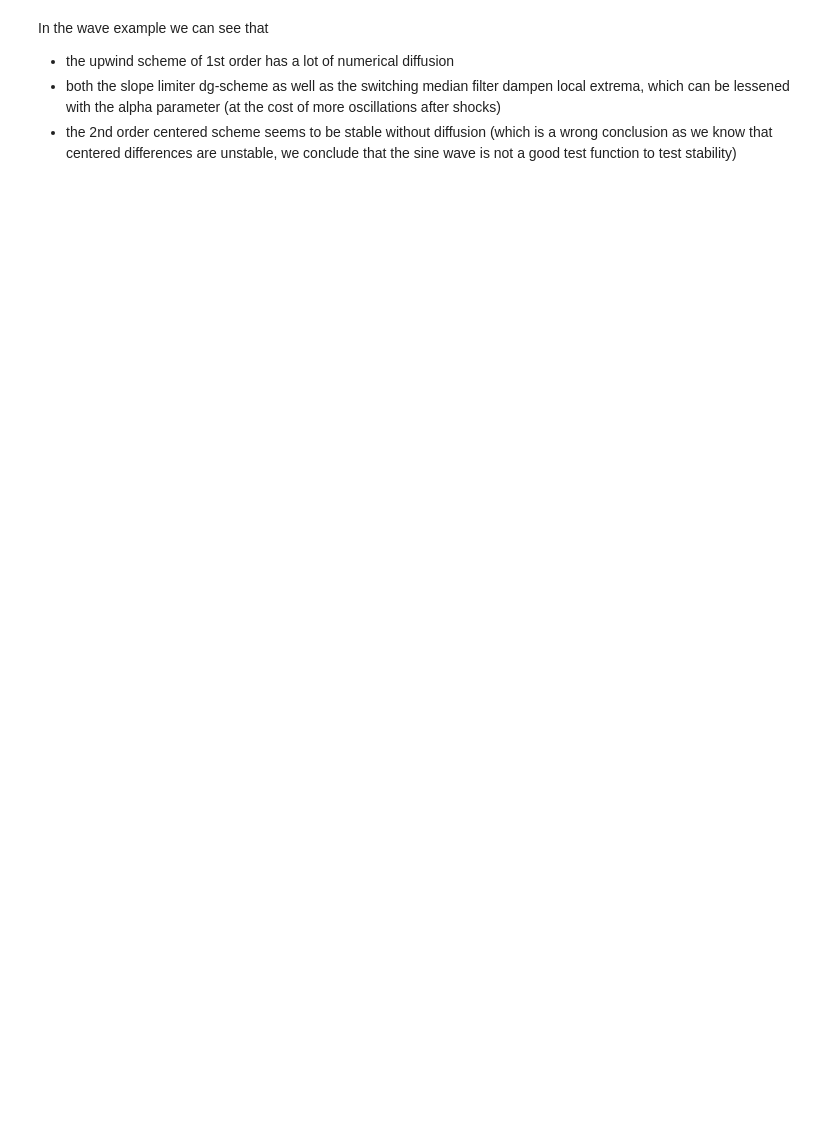
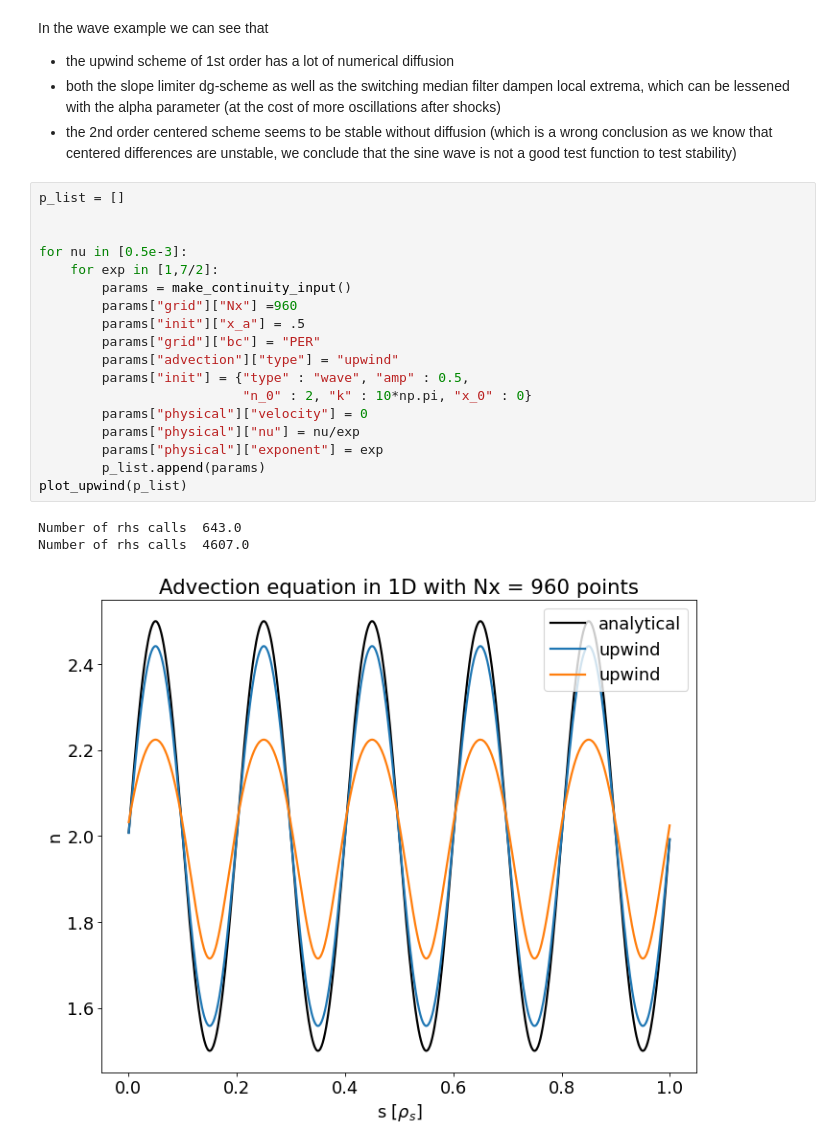
Before and after one commit to mwiesenberger/advection, a Jupyter notebook: upwind.ipynb, the cells around one changed output. Drawn from its saved outputs; the diff is of its cells as text; blank space fills up the shorter version.

Commit message:
Testing exponent and Diesel scheme in 1d

```diff
--- a/upwind.ipynb
+++ b/upwind.ipynb
@@ -316,3 +330,25 @@ In the wave example we can see that
 - the upwind scheme of 1st order has a lot of numerical diffusion
 - both the slope limiter dg-scheme as well as the switching median filter dampen local extrema, which can be lessened with the alpha parameter (at the cost of more oscillations after shocks)
 - the 2nd order centered scheme seems to be stable without diffusion (which is a wrong conclusion as we know that centered differences are unstable, we conclude that the sine wave is not a good test function to test stability)
+# %%
+p_list = []
+
+
+for nu in [0.5e-3]:
+    for exp in [1,7/2]:
+        params = make_continuity_input()
+        params["grid"]["Nx"] =960
+        params["init"]["x_a"] = .5
+        params["grid"]["bc"] = "PER"
+        params["advection"]["type"] = "upwind"
+        params["init"] = {"type" : "wave", "amp" : 0.5,
+                          "n_0" : 2, "k" : 10*np.pi, "x_0" : 0}
+        params["physical"]["velocity"] = 0
+        params["physical"]["nu"] = nu/exp
+        params["physical"]["exponent"] = exp
+        p_list.append(params)
+plot_upwind(p_list)
+# %% [output]
+Number of rhs calls  643.0
+Number of rhs calls  4607.0
+[figure, added]
```
Also changed, not shown: parts of 8 cells of this notebook.
